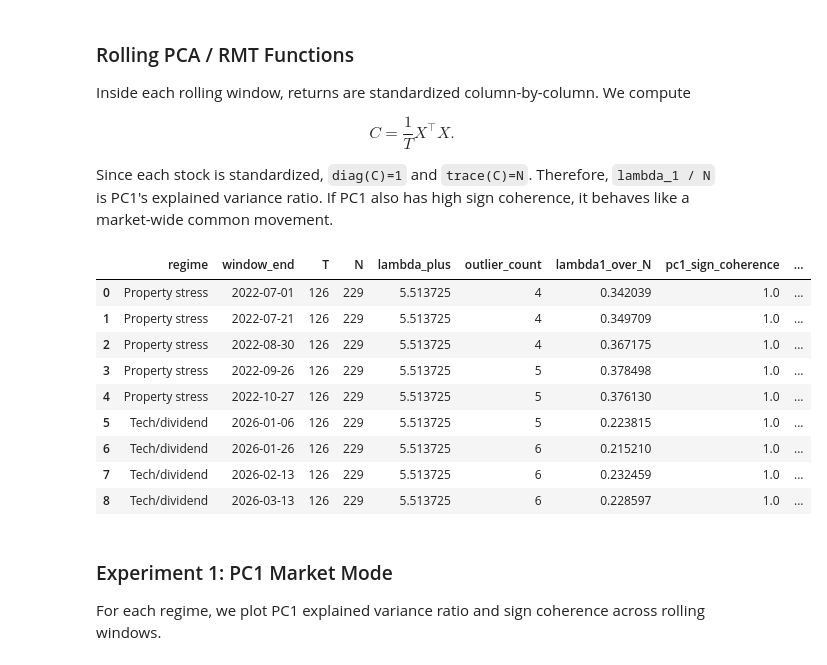
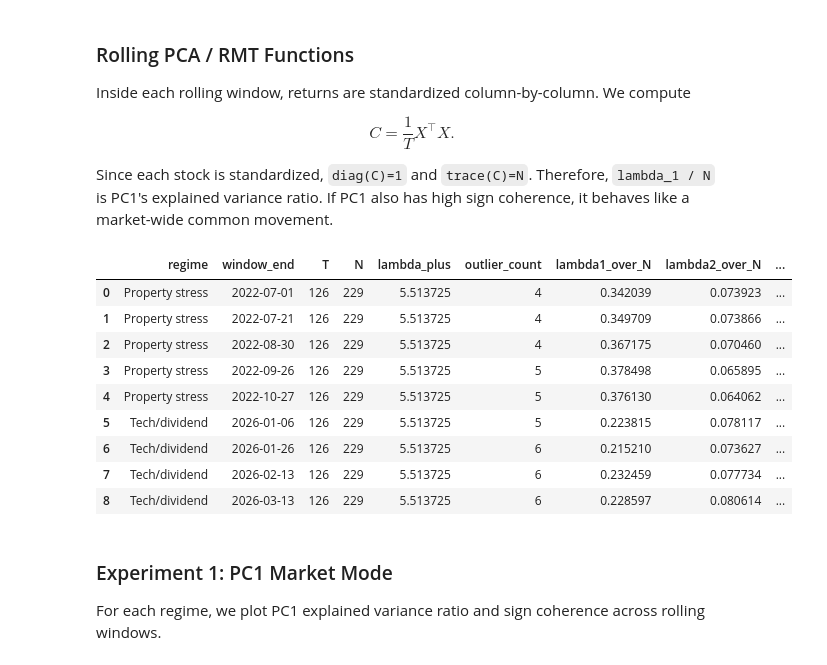
Before and after one commit to Yichen-Leo/Tracing-Chinese_A_Shares-by-Multifactor_model, a Jupyter notebook: macro_mode_chinese_a_shares.ipynb, the cells around one changed output. Cells and saved outputs as stored; diff of their text form; code cells hidden in the pictures.

```diff
--- a/macro_mode_chinese_a_shares.ipynb
+++ b/macro_mode_chinese_a_shares.ipynb
@@ -369,6 +369,7 @@ def pca_window(window_ret: pd.DataFrame) -> dict:
         "lambda_plus": lambda_plus,
         "outlier_count": int((eigvals > lambda_plus).sum()),
         "lambda1_over_N": eigvals[0] / N,
+        "lambda2_over_N": eigvals[1] / N if len(eigvals) > 1 else np.nan,
         "pc1_sign_coherence": sign_coherence,
     }
 
@@ -409,43 +410,44 @@ def run_rolling_pca(returns_by_regime_: dict[str, pd.DataFrame]):
     for regime_name, ret in returns_by_regime_.items():
         for window_end, window_ret in rolling_windows(ret):
             res = pca_window(window_ret)
             key = (regime_name, window_end)
             details[key] = {"pca": res, "window_returns": window_ret}
             row = {
                 "regime": regime_name,
                 "window_end": window_end,
                 "T": res["T"],
                 "N": res["N"],
                 "lambda_plus": res["lambda_plus"],
                 "outlier_count": res["outlier_count"],
                 "lambda1_over_N": res["lambda1_over_N"],
+                "lambda2_over_N": res["lambda2_over_N"],
                 "pc1_sign_coherence": res["pc1_sign_coherence"],
             }
             for pc_idx in [2, 3]:
                 mass = sector_mass_for_pc(res["eigvecs"][:, pc_idx - 1], res["columns"], sector_final)
                 row[f"pc{pc_idx}_top_sector"] = mass.index[0]
                 row[f"pc{pc_idx}_top_sector_share"] = mass.iloc[0]
                 details[key][f"pc{pc_idx}_sector_mass"] = mass
                 details[key][f"pc{pc_idx}_top_loadings"] = top_loading_table(
                     res["eigvecs"][:, pc_idx - 1], res["columns"], f"PC{pc_idx}"
                 )
             rows.append(row)
     return pd.DataFrame(rows), details
 
 
 rolling_summary, rolling_details = run_rolling_pca(returns_by_regime)
 rolling_summary
 # %% [output]
-|  | regime | window_end | T | N | lambda_plus | outlier_count | lambda1_over_N | pc1_sign_coherence | ... |
-| 0 | Property stress | 2022-07-01 | 126 | 229 | 5.513725 | 4 | 0.342039 | 1.0 | ... |
-| 1 | Property stress | 2022-07-21 | 126 | 229 | 5.513725 | 4 | 0.349709 | 1.0 | ... |
-| 2 | Property stress | 2022-08-30 | 126 | 229 | 5.513725 | 4 | 0.367175 | 1.0 | ... |
-| 3 | Property stress | 2022-09-26 | 126 | 229 | 5.513725 | 5 | 0.378498 | 1.0 | ... |
-| 4 | Property stress | 2022-10-27 | 126 | 229 | 5.513725 | 5 | 0.376130 | 1.0 | ... |
-| 5 | Tech/dividend | 2026-01-06 | 126 | 229 | 5.513725 | 5 | 0.223815 | 1.0 | ... |
-| 6 | Tech/dividend | 2026-01-26 | 126 | 229 | 5.513725 | 6 | 0.215210 | 1.0 | ... |
-| 7 | Tech/dividend | 2026-02-13 | 126 | 229 | 5.513725 | 6 | 0.232459 | 1.0 | ... |
-| 8 | Tech/dividend | 2026-03-13 | 126 | 229 | 5.513725 | 6 | 0.228597 | 1.0 | ... |
+|  | regime | window_end | T | N | lambda_plus | outlier_count | lambda1_over_N | lambda2_over_N | ... |
+| 0 | Property stress | 2022-07-01 | 126 | 229 | 5.513725 | 4 | 0.342039 | 0.073923 | ... |
+| 1 | Property stress | 2022-07-21 | 126 | 229 | 5.513725 | 4 | 0.349709 | 0.073866 | ... |
+| 2 | Property stress | 2022-08-30 | 126 | 229 | 5.513725 | 4 | 0.367175 | 0.070460 | ... |
+| 3 | Property stress | 2022-09-26 | 126 | 229 | 5.513725 | 5 | 0.378498 | 0.065895 | ... |
+| 4 | Property stress | 2022-10-27 | 126 | 229 | 5.513725 | 5 | 0.376130 | 0.064062 | ... |
+| 5 | Tech/dividend | 2026-01-06 | 126 | 229 | 5.513725 | 5 | 0.223815 | 0.078117 | ... |
+| 6 | Tech/dividend | 2026-01-26 | 126 | 229 | 5.513725 | 6 | 0.215210 | 0.073627 | ... |
+| 7 | Tech/dividend | 2026-02-13 | 126 | 229 | 5.513725 | 6 | 0.232459 | 0.077734 | ... |
+| 8 | Tech/dividend | 2026-03-13 | 126 | 229 | 5.513725 | 6 | 0.228597 | 0.080614 | ... |
 # %% [markdown]
 ### Experiment 1: PC1 Market Mode
 
```
Also changed, not shown: parts of 4 cells of this notebook, 1 other file.
